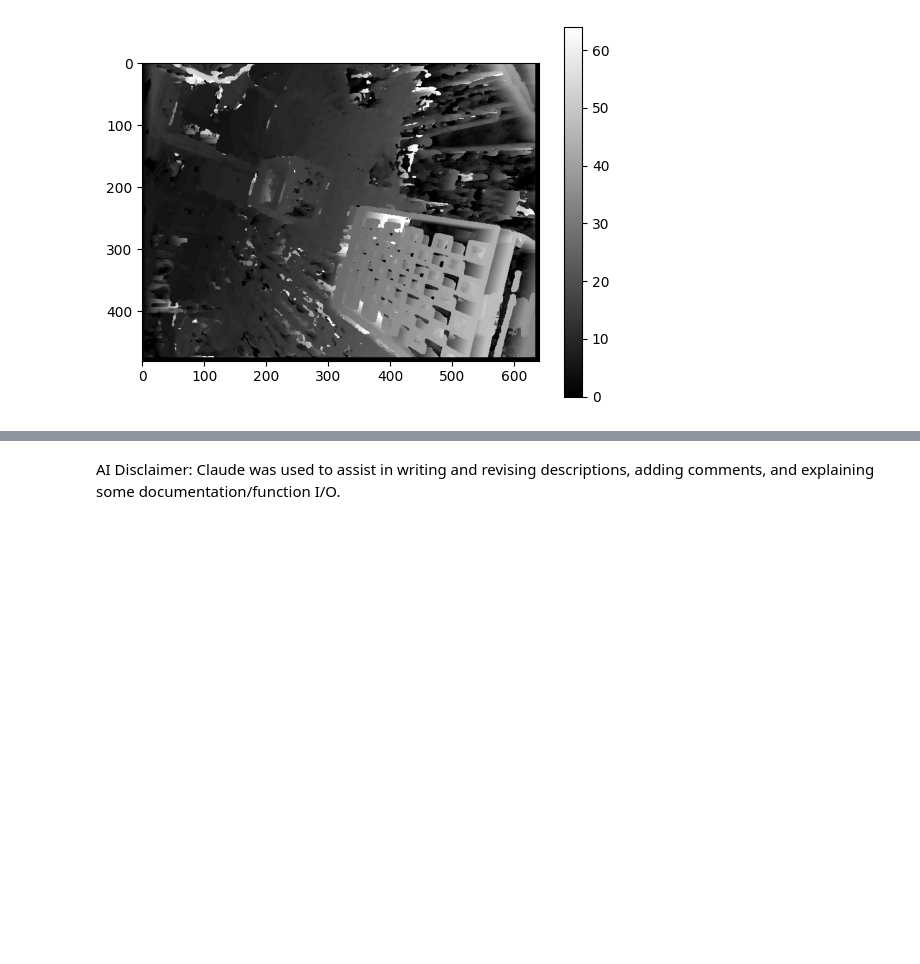
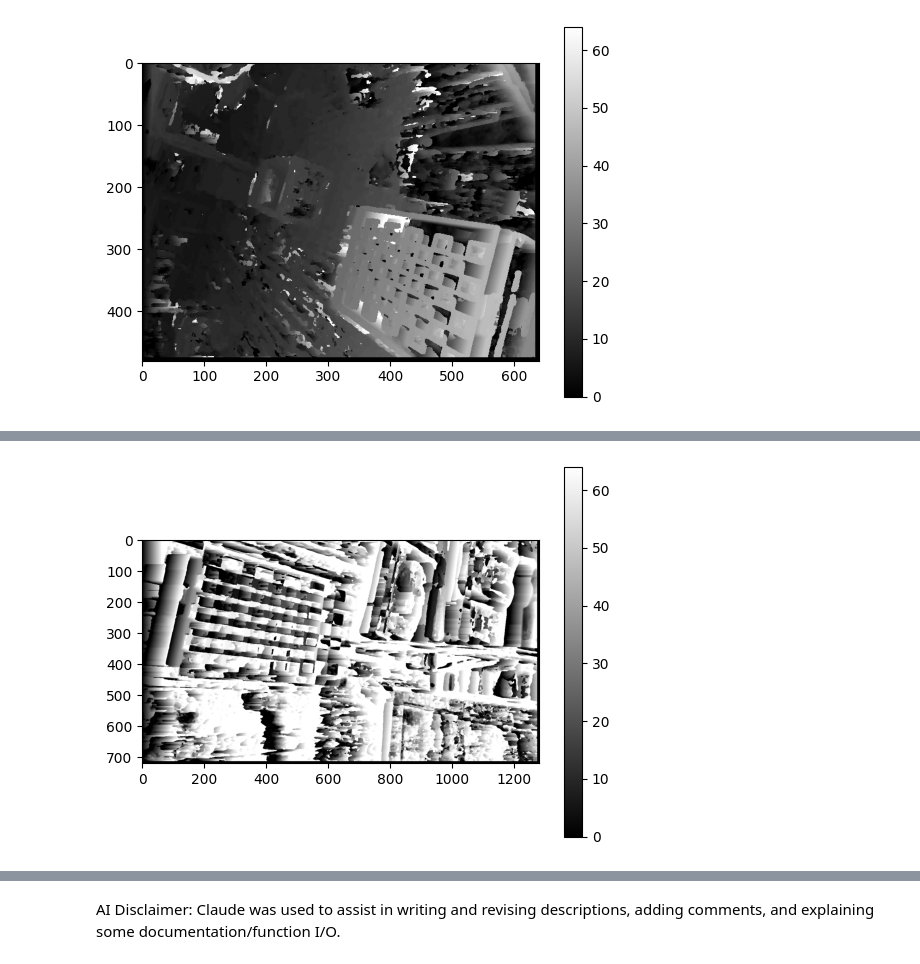
Before and after one commit to sylmester/pfas-weekly-projects, a Jupyter notebook: week4/Weekly Project/group25_week4.ipynb, the cells around one changed output, grey strips where cells are left out. Saved outputs shown, nothing was run; the diff lists cells and outputs as text; code cells hidden in the pictures; blank space fills up the shorter version.

```diff
--- a/week4/Weekly Project/group25_week4.ipynb
+++ b/week4/Weekly Project/group25_week4.ipynb
@@ -171,0 +277,13 @@ Overall, the resulting disparity map which reconstructs the geometric depth seem
+# %%
+gray_left = cv2.cvtColor(rect_left, cv2.COLOR_BGR2GRAY)
+gray_right = cv2.cvtColor(rect_right, cv2.COLOR_BGR2GRAY)
+
+# Calculate result matrix
+result = matchImage(gray_left, gray_right)
+
+# Plot result
+plt.imshow(result, cmap='gray')
+plt.colorbar()
+plt.show()
+# %% [output]
+[figure, added]
```
Also changed, not shown: parts of 12 cells of this notebook.
